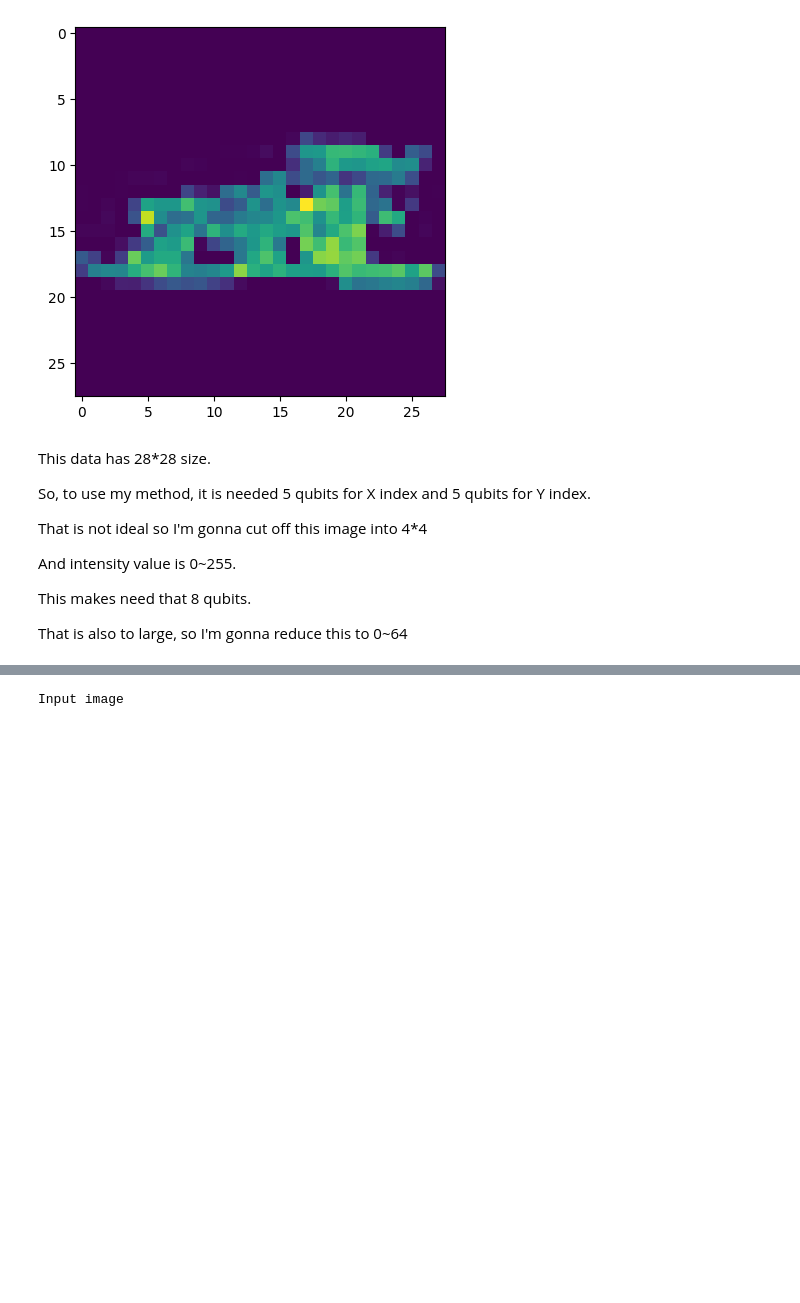
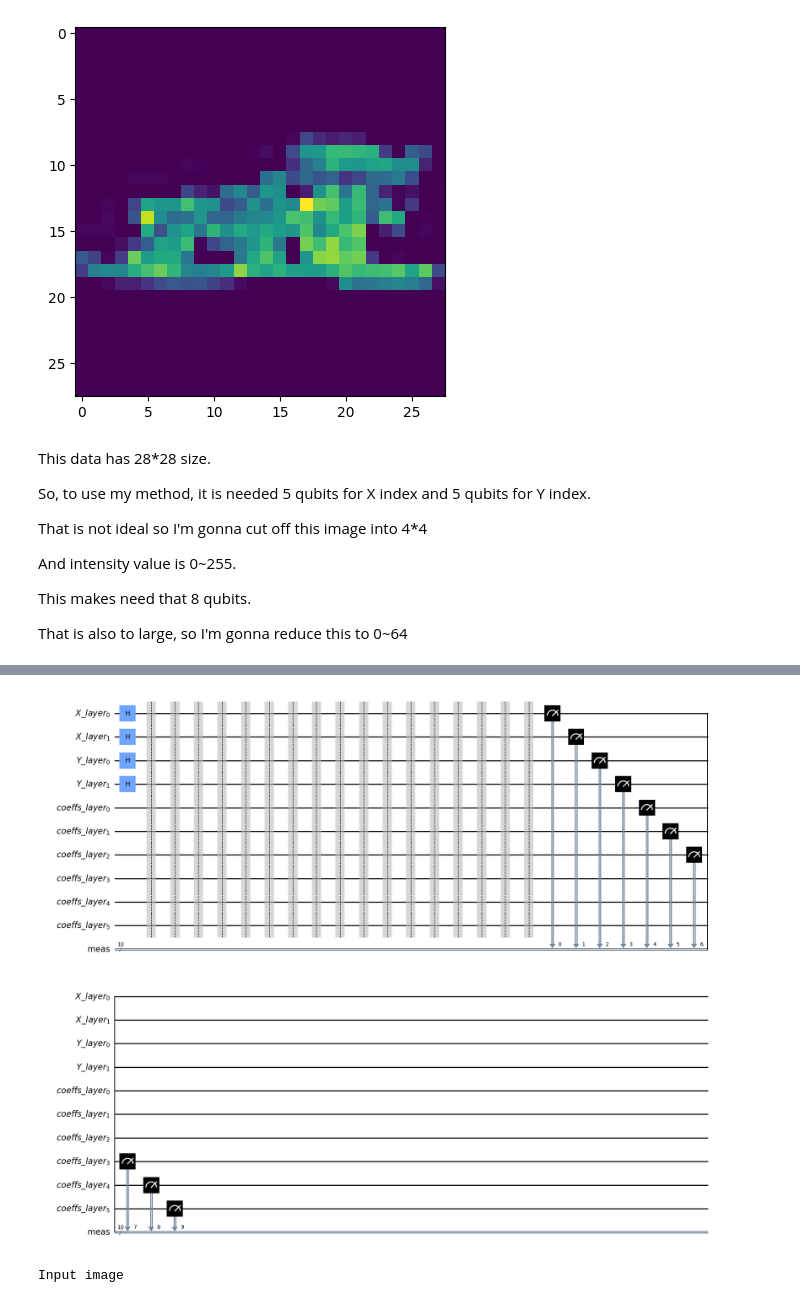
Before and after one commit to pop756/Quantum_challenge, a Jupyter notebook: Challenge_2/Challenge2_task_5.ipynb, the cells around one changed output, grey strips where cells are left out. Drawn from its saved outputs; the diff is of its cells as text; code cells hidden in the pictures; blank space fills up the shorter version.

```diff
--- a/Challenge_2/Challenge2_task_5.ipynb
+++ b/Challenge_2/Challenge2_task_5.ipynb
@@ -112,6 +139,10 @@ for z in range(7):
 all_result = np.array(all_result)
 
 final_res = all_result.reshape(28,28)
+# %%
+qc_layers[1][2].draw('mpl')
+# %% [output]
+[figure, added]
 # %%
 print('Input image')
 plt.imshow(test_image)
```
Also changed, not shown: parts of 2 cells of this notebook, 3 other files.
